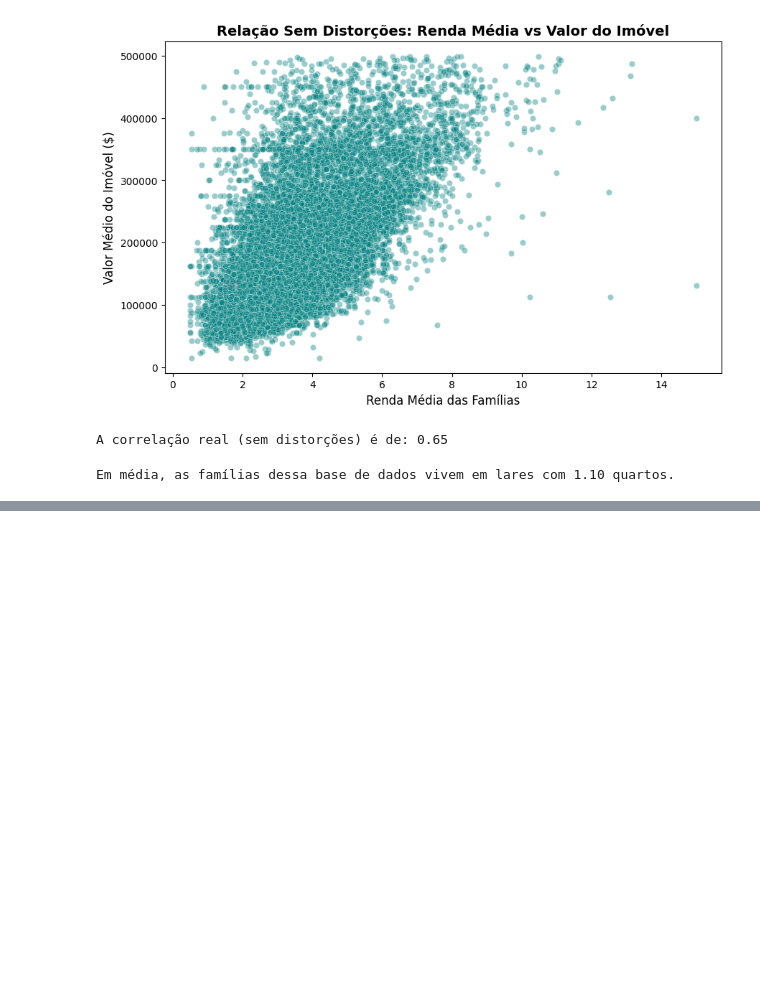
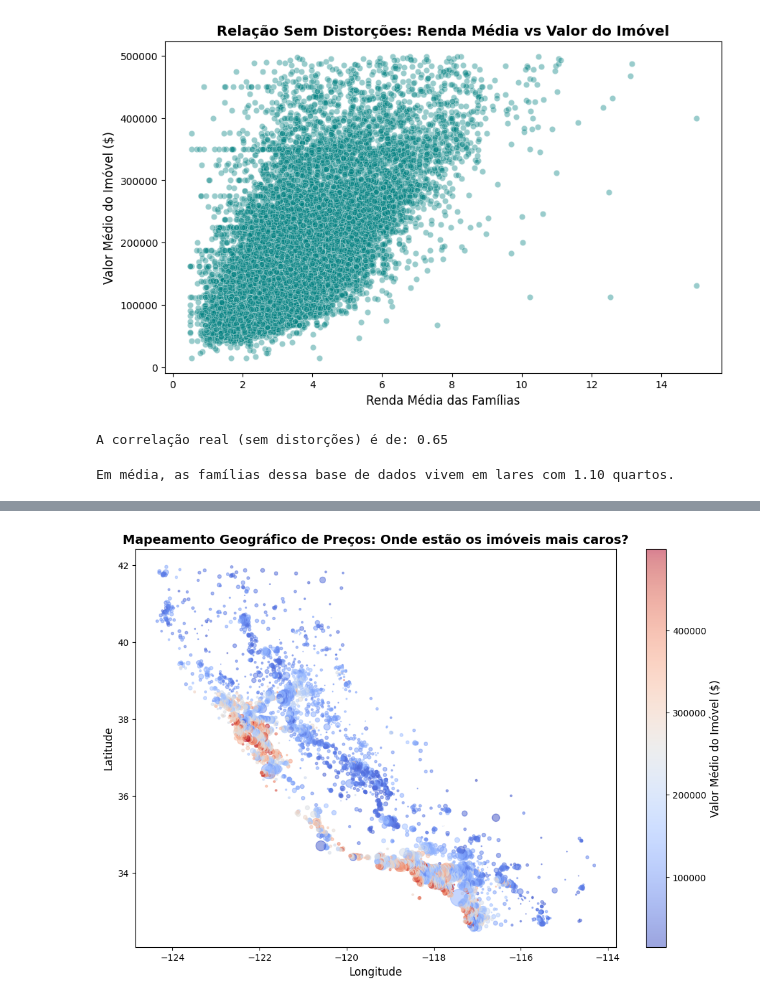
Before and after one commit to reginaldo-adsj/analise-mercado-imobiliario, a Jupyter notebook: analise-mercado-imobiliario.ipynb, the cells around one changed output, grey strips where cells are left out. Drawn from its saved outputs; the diff is of its cells as text; code cells hidden in the pictures; blank space fills up the shorter version.

```diff
--- a/analise-mercado-imobiliario.ipynb
+++ b/analise-mercado-imobiliario.ipynb
@@ -160,25 +105,22 @@ fig.show()
 # %%
-import contextily as cx
+# Criando um mapa com base nas coordenadas geográficas
+plt.figure(figsize=(12, 8))
 
-plt.figure(figsize=(12, 8))
-ax = plt.gca()
+# O 'c' define que a cor do ponto depende do valor do imóvel (median_house_value)
+# O 'cmap' usa a paleta 'coolwarm' (azul para barato, vermelho para muito caro)
+grafico_mapa = plt.scatter(data=df_limpo, x='longitude', y='latitude',
+                           c='median_house_value', cmap='coolwarm',
+                           alpha=0.5, s=df_limpo['population']/100)
 
-# O segredo: o matplotlib plota os pontos primeiro
-grafico_mapa = ax.scatter(data=df_limpo, x='longitude', y='latitude',
-                          c='median_house_value', cmap='YlOrRd',
-                          alpha=0.6, s=15, edgecolors='none')
-
-# O contextily adiciona o mapa real de fundo instantaneamente
-# Usamos o estilo 'Positron' que é cinza, super corporativo e não briga com as cores do seu gráfico
-cx.add_basemap(ax, crs='EPSG:4326', source=cx.providers.CartoDB.Positron)
-
-# Barra de cores elegante
+# Adicionando uma barra de cores lateral para servir de legenda
 cbar = plt.colorbar(grafico_mapa)
 cbar.set_label('Valor Médio do Imóvel ($)', fontsize=12)
-cbar.outline.set_visible(False)
 
-plt.title('Mapeamento Geográfico de Preços: Onde estão os imóveis mais caros?', fontsize=14, fontweight='bold', pad=15)
+# Títulos e eixos
+plt.title('Mapeamento Geográfico de Preços: Onde estão os imóveis mais caros?', fontsize=14, fontweight='bold')
 plt.xlabel('Longitude', fontsize=12)
 plt.ylabel('Latitude', fontsize=12)
 
 plt.show()
+# %% [output]
+[figure, added]
```
Also changed, not shown: parts of 4 cells of this notebook.
